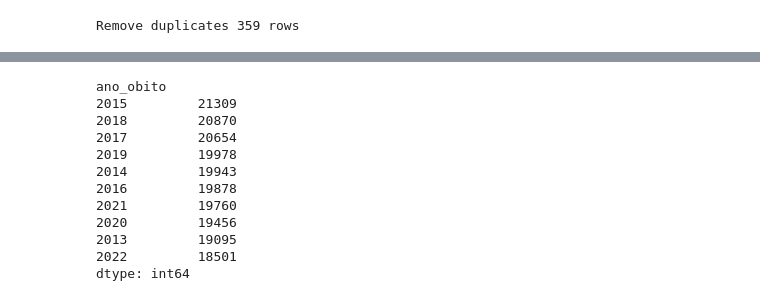
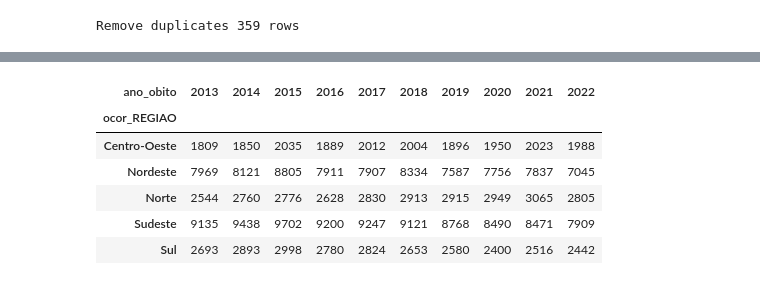
Before and after one commit to mtt89/rr_obito_fetal, a Jupyter notebook: apend_trat_base_sim_dofet.ipynb, the cells around one changed output, grey strips where cells are left out. Cells and saved outputs as stored; diff of their text form; code cells hidden in the pictures.

```diff
--- a/apend_trat_base_sim_dofet.ipynb
+++ b/apend_trat_base_sim_dofet.ipynb
@@ -476,18 +430,14 @@ memory usage: 48.7+ MB
-# %%
-df_limpo[df_limpo['FLAG_BASE'] == 'SIM_DOFET'].value_counts(['ano_obito'])
-# %% [output]
-ano_obito
-2015         21309
-2018         20870
-2017         20654
-2019         19978
-2014         19943
-2016         19878
-2021         19760
-2020         19456
-2013         19095
-2022         18501
-dtype: int64
+# %%
+# Mortes por região por ano
+pd.crosstab(index=df_limpo['ocor_REGIAO'], columns=df_limpo['ano_obito'])
+# %% [output]
+| ano_obito | 2013 | 2014 | 2015 | 2016 | 2017 | 2018 | 2019 | 2020 | 2021 | 2022 |
+| ocor_REGIAO |  |  |  |  |  |  |  |  |  |  |
+| Centro-Oeste | 1809 | 1850 | 2035 | 1889 | 2012 | 2004 | 1896 | 1950 | 2023 | 1988 |
+| Nordeste | 7969 | 8121 | 8805 | 7911 | 7907 | 8334 | 7587 | 7756 | 7837 | 7045 |
+| Norte | 2544 | 2760 | 2776 | 2628 | 2830 | 2913 | 2915 | 2949 | 3065 | 2805 |
+| Sudeste | 9135 | 9438 | 9702 | 9200 | 9247 | 9121 | 8768 | 8490 | 8471 | 7909 |
+| Sul | 2693 | 2893 | 2998 | 2780 | 2824 | 2653 | 2580 | 2400 | 2516 | 2442 |
 # %%
 # Peso calculado, métrica tabela conforme artigo
 df_limpo['cat_peso_calc'] = [
```
Also changed, not shown: parts of 23 cells of this notebook, 4 other files.
